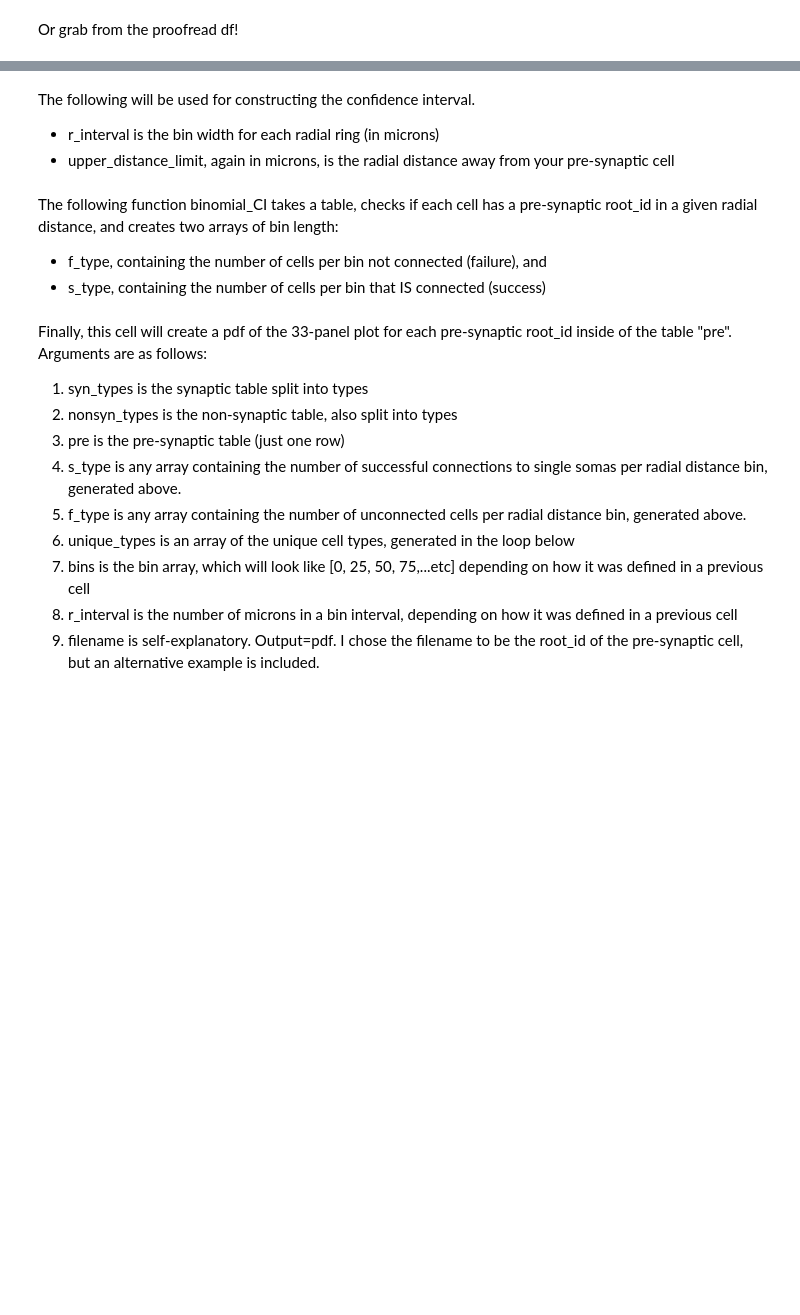
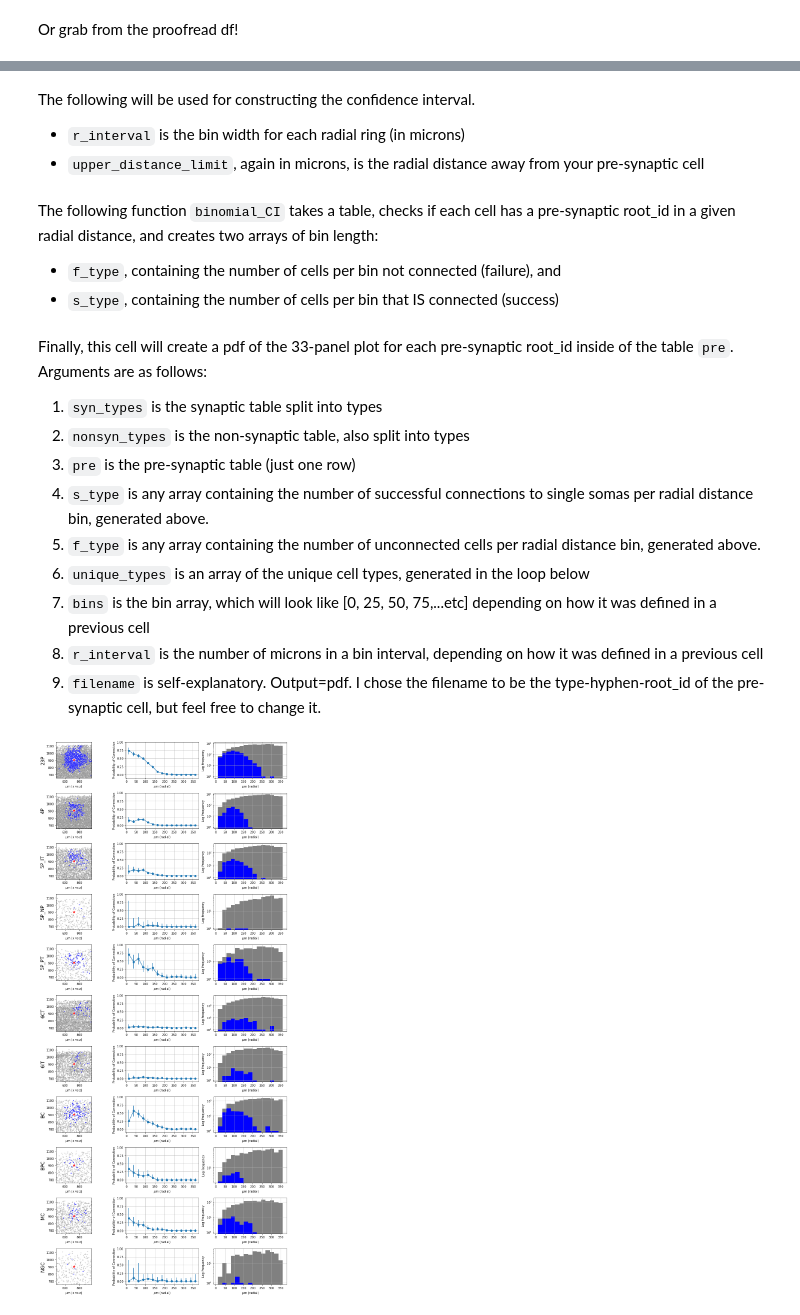
Before and after one commit to ceesem/DistanceDependentConnectivity, a Jupyter notebook: notebooks/confidenceinterval_plotting.ipynb, the cells around one changed output, grey strips where cells are left out. Drawn from its saved outputs; the diff is of its cells as text; code cells hidden in the pictures; blank space fills up the shorter version.

Commit message:
added new functions, synapse positions

```diff
--- a/notebooks/confidenceinterval_plotting.ipynb
+++ b/notebooks/confidenceinterval_plotting.ipynb
@@ -173,5 +235,9 @@ for i in range(len(pre_root_ids)):
 # %% [markdown]
 Or grab from the proofread df!
 # %%
-optional_pre = df.query("cell_type == '5P_IT'").reset_index(drop=True)
+pre_23P = []
+pre_df = df.query("cell_type == '23P'").reset_index(drop=True)
+for i in range(len(pre_df)):
+    p = pre_df.iloc[[i]]
+    pre_23P.append(p)
 # %% [markdown]
@@ -189,3 +255,6 @@ for i in range(len(pre)):
     main.append(m)
     syn.append(s)
     nonsyn.append(n)
+# %%
+for j in range(len(pre)):
+    print("There are {0:d} neuronal post-synaptic connections for cell {1:d}!".format(len(syn[j]),int(pre[j].pt_root_id)))
@@ -217,17 +288,17 @@ for i in range(len(pre)):
     nonsyn_types.append(n_t)
 # %% [markdown]
 The following will be used for constructing the confidence interval.
- - r_interval is the bin width for each radial ring (in microns)
- - upper_distance_limit, again in microns, is the radial distance away from your pre-synaptic cell
+ - `r_interval` is the bin width for each radial ring (in microns)
+ - `upper_distance_limit`, again in microns, is the radial distance away from your pre-synaptic cell
 # %%
 r_interval = 25
 upper_distance_limit = 400
 bins_25 = np.array(range(0,upper_distance_limit,r_interval))
 # %% [markdown]
-The following function binomial_CI takes a table, checks if each cell has a pre-synaptic root_id in a given radial distance, and creates two arrays of bin length:
+The following function `binomial_CI` takes a table, checks if each cell has a pre-synaptic root_id in a given radial distance, and creates two arrays of bin length:
 
-- f_type, containing the number of cells per bin not connected (failure), and
-- s_type, containing the number of cells per bin that IS connected (success)
+- `f_type`, containing the number of cells per bin not connected (failure), and
+- `s_type`, containing the number of cells per bin that IS connected (success)
 # %%
 f_type,s_type = [],[]
 for i in range(len(pre)):
@@ -239,22 +310,22 @@ for i in range(len(pre)):
     f_type.append(ff)
     s_type.append(ss)
 # %% [markdown]
-Finally, this cell will create a pdf of the 33-panel plot for each pre-synaptic root_id inside of the table "pre". Arguments are as follows:
-1. syn_types is the synaptic table split into types
-2. nonsyn_types is the non-synaptic table, also split into types
-3. pre is the pre-synaptic table (just one row)
-4. s_type is any array containing the number of successful connections to single somas per radial distance bin, generated above.
-5. f_type is any array containing the number of unconnected cells per radial distance bin, generated above.
-6. unique_types is an array of the unique cell types, generated in the loop below
-7. bins is the bin array, which will look like [0, 25, 50, 75,...etc] depending on how it was defined in a previous cell
-8. r_interval is the number of microns in a bin interval, depending on how it was defined in a previous cell
-9. filename is self-explanatory. Output=pdf. I chose the filename to be the root_id of the pre-synaptic cell, but an alternative example is included.
+Finally, this cell will create a pdf of the 33-panel plot for each pre-synaptic root_id inside of the table `pre`. Arguments are as follows:
+1. `syn_types` is the synaptic table split into types
+2. `nonsyn_types` is the non-synaptic table, also split into types
+3. `pre` is the pre-synaptic table (just one row)
+4. `s_type` is any array containing the number of successful connections to single somas per radial distance bin, generated above.
+5. `f_type` is any array containing the number of unconnected cells per radial distance bin, generated above.
+6. `unique_types` is an array of the unique cell types, generated in the loop below
+7. `bins` is the bin array, which will look like [0, 25, 50, 75,...etc] depending on how it was defined in a previous cell
+8. `r_interval` is the number of microns in a bin interval, depending on how it was defined in a previous cell
+9. `filename` is self-explanatory. Output=pdf. I chose the filename to be the type-hyphen-root_id of the pre-synaptic cell, but feel free to change it.
 # %%
 for i in range(len(pre)):
-    # this will give filename = pre-synaptic root_id "9834639845739683305847"
-    filename = '{0:s}'.format(str(np.array(pre[i].pt_root_id)[0]))
     # this will give filename = 'BC-4587604586048560456748'
-    #filename = '{0:s}-{1:s}'.format(str(np.array(pre[i].cell_type)[0]),str(np.array(pre[i].pt_root_id)[0]))
+    filename = '{0:s}-{1:s}'.format(str(np.array(pre[i].cell_type)[0]),str(np.array(pre[i].pt_root_id)[0]))
     unique_types = np.unique(main[i].cell_type)
     threepanels_pertype(syn_types[i],nonsyn_types[i],pre[i],s_type[i],f_type[i],
                         unique_types,bins_25,r_interval,filename)
+# %% [output]
+[figure, added]
```
Also changed, not shown: parts of 5 cells of this notebook, 3 other files.
